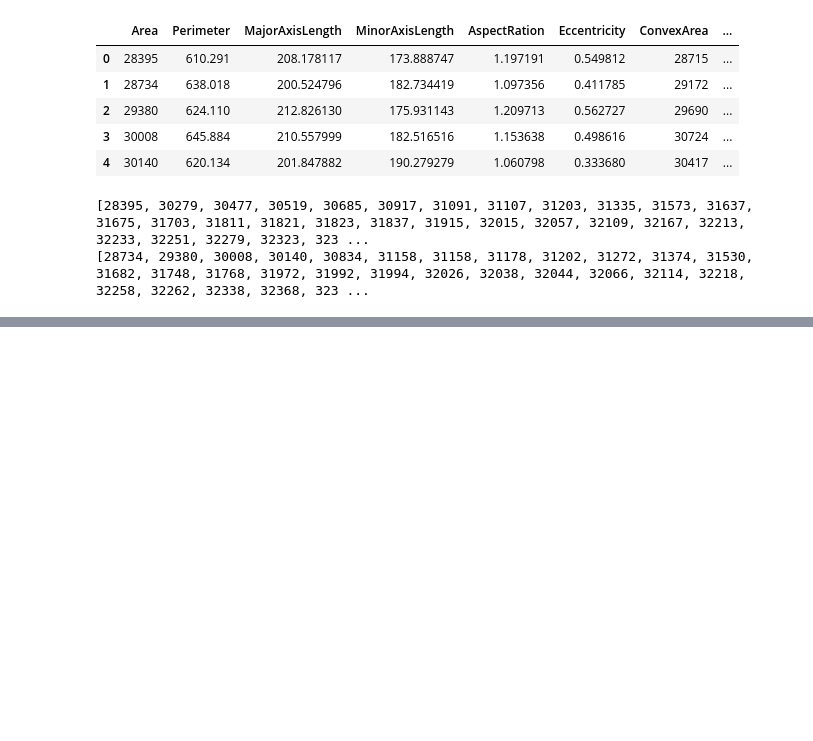
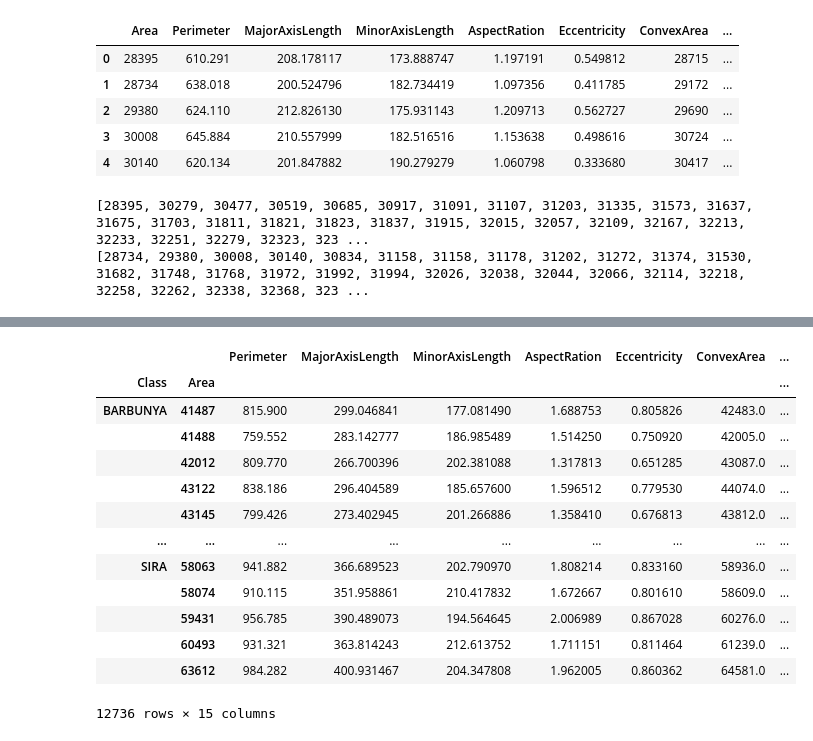
Before and after one commit to Elsiekiprop/Catch-up, a Jupyter notebook: Catch Up session.ipynb, the cells around one changed output, grey strips where cells are left out. Cells and saved outputs as stored; diff of their text form; code cells hidden in the pictures; blank space fills up the shorter version.

```diff
--- a/Catch Up session.ipynb
+++ b/Catch Up session.ipynb
@@ -28,0 +113,17 @@ print (even_numbers)
+# %%
+df.groupby(['Class','Area']).mean()
+# %% [output]
+|  |  | Perimeter | MajorAxisLength | MinorAxisLength | AspectRation | Eccentricity | ConvexArea | ... |
+| Class | Area |  |  |  |  |  |  | ... |
+| BARBUNYA | 41487 | 815.900 | 299.046841 | 177.081490 | 1.688753 | 0.805826 | 42483.0 | ... |
+|  | 41488 | 759.552 | 283.142777 | 186.985489 | 1.514250 | 0.750920 | 42005.0 | ... |
+|  | 42012 | 809.770 | 266.700396 | 202.381088 | 1.317813 | 0.651285 | 43087.0 | ... |
+|  | 43122 | 838.186 | 296.404589 | 185.657600 | 1.596512 | 0.779530 | 44074.0 | ... |
+|  | 43145 | 799.426 | 273.402945 | 201.266886 | 1.358410 | 0.676813 | 43812.0 | ... |
+| ... | ... | ... | ... | ... | ... | ... | ... | ... |
+| SIRA | 58063 | 941.882 | 366.689523 | 202.790970 | 1.808214 | 0.833160 | 58936.0 | ... |
+|  | 58074 | 910.115 | 351.958861 | 210.417832 | 1.672667 | 0.801610 | 58609.0 | ... |
+|  | 59431 | 956.785 | 390.489073 | 194.564645 | 2.006989 | 0.867028 | 60276.0 | ... |
+|  | 60493 | 931.321 | 363.814243 | 212.613752 | 1.711151 | 0.811464 | 61239.0 | ... |
+|  | 63612 | 984.282 | 400.931467 | 204.347808 | 1.962005 | 0.860362 | 64581.0 | ... |
+12736 rows × 15 columns
```
Also changed, not shown: parts of 11 cells of this notebook.
